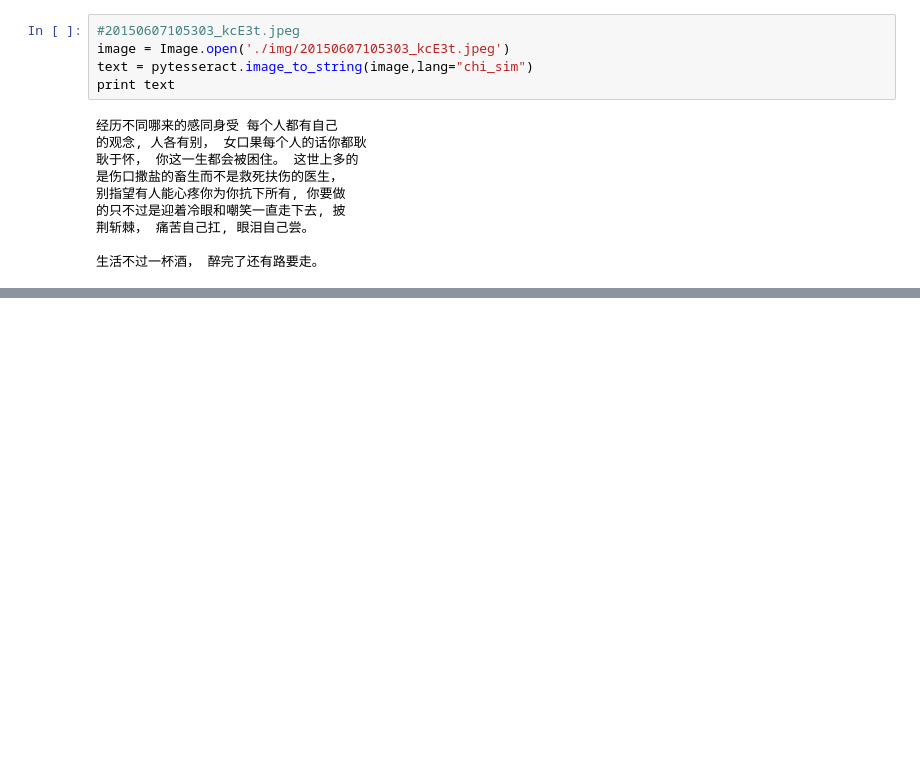
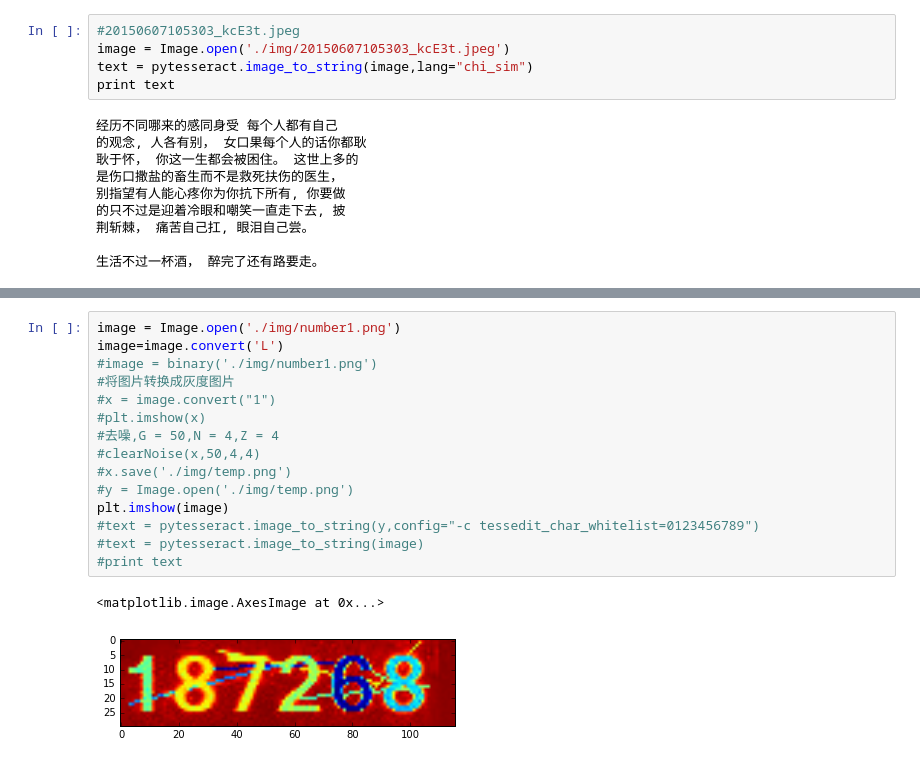
Before and after one commit to guci314/imgrec, a Jupyter notebook: example.ipynb, the cells around one changed output, grey strips where cells are left out. Saved outputs shown, nothing was run; the diff lists cells and outputs as text; blank space fills up the shorter version.

```diff
--- a/example.ipynb
+++ b/example.ipynb
@@ -45,0 +137,18 @@ ipdb> q
+# %%
+image = Image.open('./img/number1.png')
+image=image.convert('L')
+#image = binary('./img/number1.png')
+#将图片转换成灰度图片
+#x = image.convert("1")
+#plt.imshow(x)
+#去噪,G = 50,N = 4,Z = 4
+#clearNoise(x,50,4,4)
+#x.save('./img/temp.png')
+#y = Image.open('./img/temp.png')
+plt.imshow(image)
+#text = pytesseract.image_to_string(y,config="-c tessedit_char_whitelist=0123456789")
+#text = pytesseract.image_to_string(image)
+#print text
+# %% [output]
+<matplotlib.image.AxesImage at 0x...>
+[figure, added]
```
Also changed, not shown: parts of 7 cells of this notebook, 6 other files.
